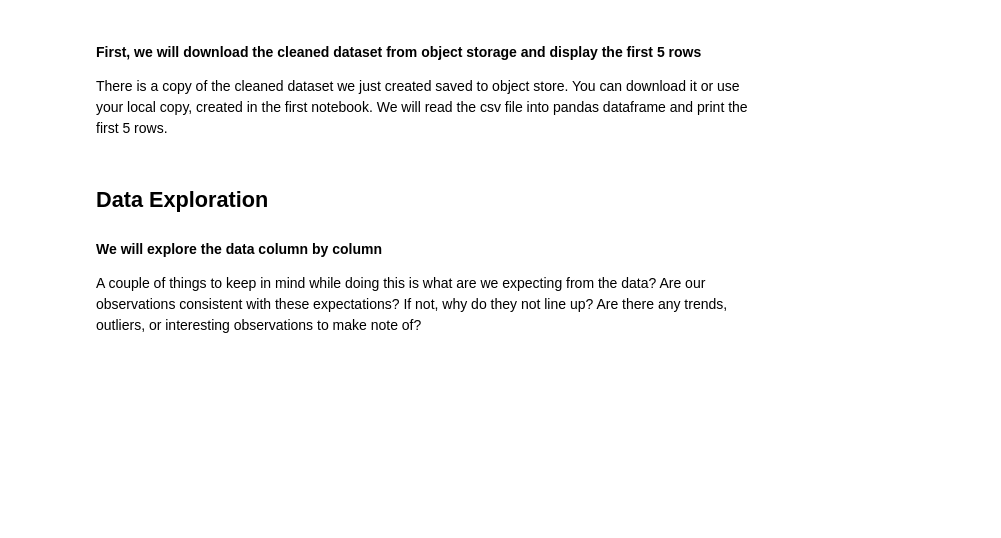
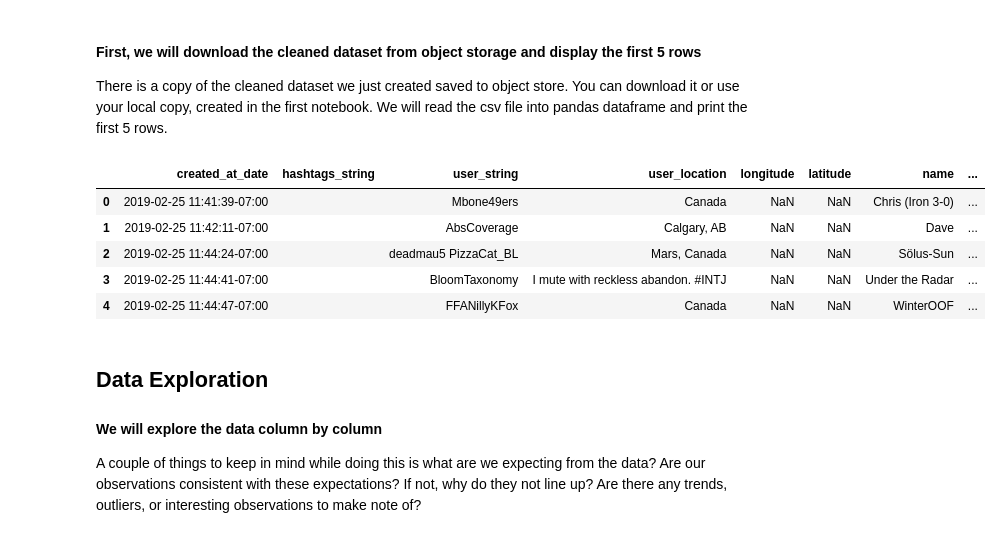
Before and after one commit to cybera/data-science-for-entrepreneurs-workshops, a Jupyter notebook: 2.Exploring_data.ipynb, the cells around one changed output. Cells and saved outputs as stored; diff of their text form; code cells hidden in the pictures; blank space fills up the shorter version.

```diff
--- a/2.Exploring_data.ipynb
+++ b/2.Exploring_data.ipynb
@@ -72,17 +72,24 @@ We will read the csv file into pandas dataframe and print the first 5 rows.
 # %%
 target_url="https://swift-yeg.cloud.cybera.ca:8080/v1/AUTH_233e84cd313945c992b4b585f7b9125d/geeky-summit/alberta_tweets_cleaned_feb_25.csv"
 
 file_name="alberta_tweets_cleaned_feb_25.csv"
 
  ## comment out this line to use your local copy
-# urllib.request.urlretrieve(target_url, file_name)
+urllib.request.urlretrieve(target_url, file_name)
 ## reading 'created_at_date' column as timestamp
 
 tweets_cleaned = pd.read_csv(file_name, parse_dates=['created_at_date'])
 
 #timezone needs to be converted again
 tweets_cleaned.created_at_date= tweets_cleaned.created_at_date.dt.tz_convert('MST')
 tweets_cleaned.head()
+# %% [output]
+|  | created_at_date | hashtags_string | user_string | user_location | longitude | latitude | name | ... |
+| 0 | 2019-02-25 11:41:39-07:00 |  | Mbone49ers | Canada | NaN | NaN | Chris (Iron 3-0) | ... |
+| 1 | 2019-02-25 11:42:11-07:00 |  | AbsCoverage | Calgary, AB | NaN | NaN | Dave | ... |
+| 2 | 2019-02-25 11:44:24-07:00 |  | deadmau5 PizzaCat_BL | Mars, Canada | NaN | NaN | Sölus-Sun | ... |
+| 3 | 2019-02-25 11:44:41-07:00 |  | BloomTaxonomy | I mute with reckless abandon. #INTJ | NaN | NaN | Under the Radar | ... |
+| 4 | 2019-02-25 11:44:47-07:00 |  | FFANillyKFox | Canada | NaN | NaN | WinterOOF | ... |
 # %% [markdown]
 ## Data Exploration
 
```
Also changed, not shown: parts of 35 cells of this notebook.
